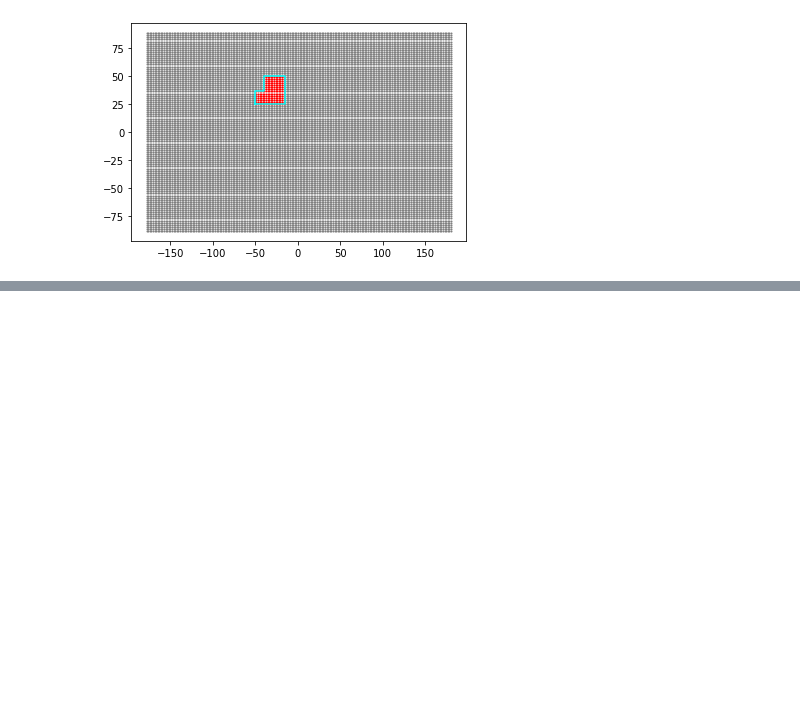
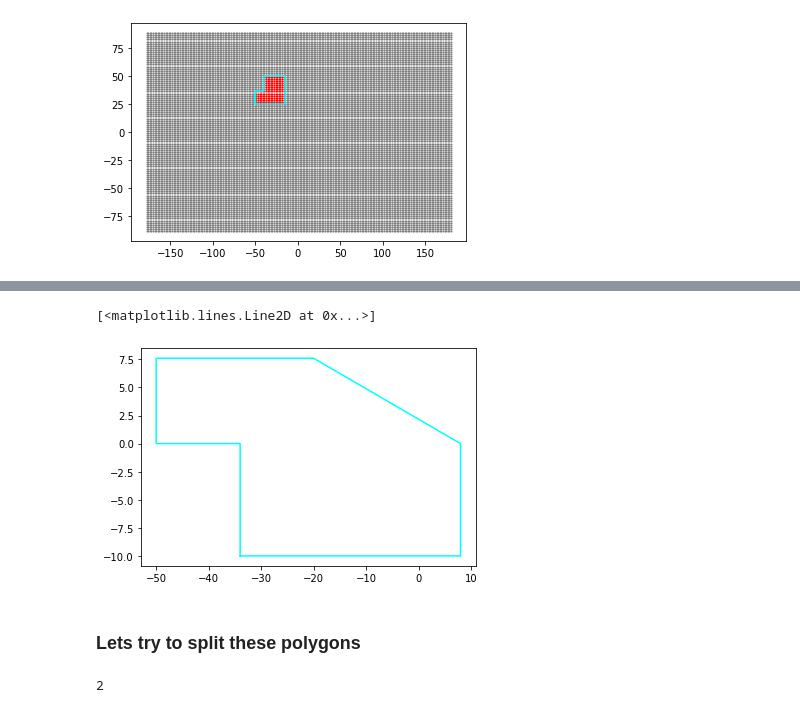
Before and after one commit to MarcoLandtHayen/climate_index_collection, a Jupyter notebook: notebooks/2022-08-25_shapely_masking_PoC.ipynb, the cells around one changed output, grey strips where cells are left out. Drawn from its saved outputs; the diff is of its cells as text; code cells hidden in the pictures; blank space fills up the shorter version.

```diff
--- a/notebooks/2022-08-25_shapely_masking_PoC.ipynb
+++ b/notebooks/2022-08-25_shapely_masking_PoC.ipynb
@@ -71,0 +70,9 @@ plt.plot(*NASS_box_lon_lat.exterior.xy, "cyan")
+# %%
+"""
+this all is based on
+https://gis.stackexchange.com/questions/113799/reading-shapefile-in-python
+https://gis.stackexchange.com/questions/113799/reading-shapefile-in-python
+"""
+shapefile = gpd.read_file("IPCC-WGI-reference-regions-v4.shp", SHAPE_RESTORE_SHX = "yes")
+NAO_polygon = shapefile["geometry"][50]
+EAO_polygon = shapefile["geometry"][51]
@@ -71,0 +122,7 @@ plt.plot(*NASS_box_lon_lat.exterior.xy, "cyan")
+# %%
+plt.plot(*EAO_polygon.exterior.xy, "cyan")
+# %% [output]
+[<matplotlib.lines.Line2D at 0x...>]
+[figure, added]
+# %% [markdown]
+### Lets try to split these polygons
@@ -71,0 +148,4 @@ plt.plot(*NASS_box_lon_lat.exterior.xy, "cyan")
+# %%
+len(splitted_EAO_polgon.geoms)
+# %% [output]
+2
```
Also changed, not shown: parts of 17 cells of this notebook.
